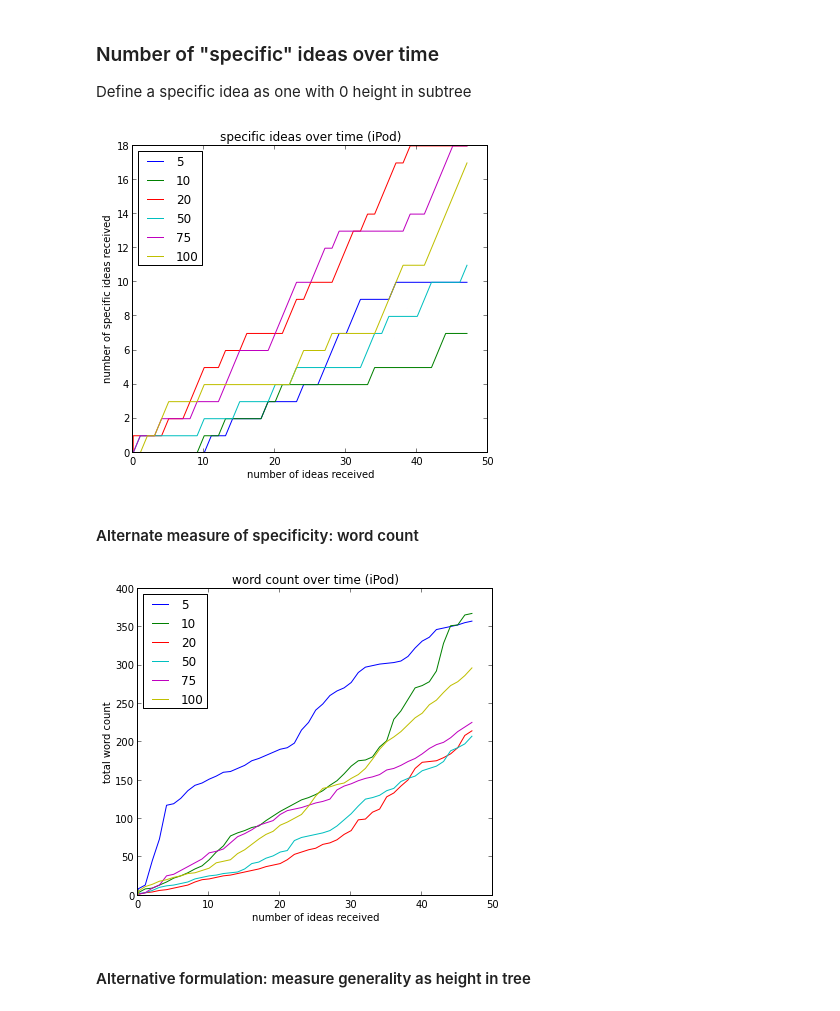
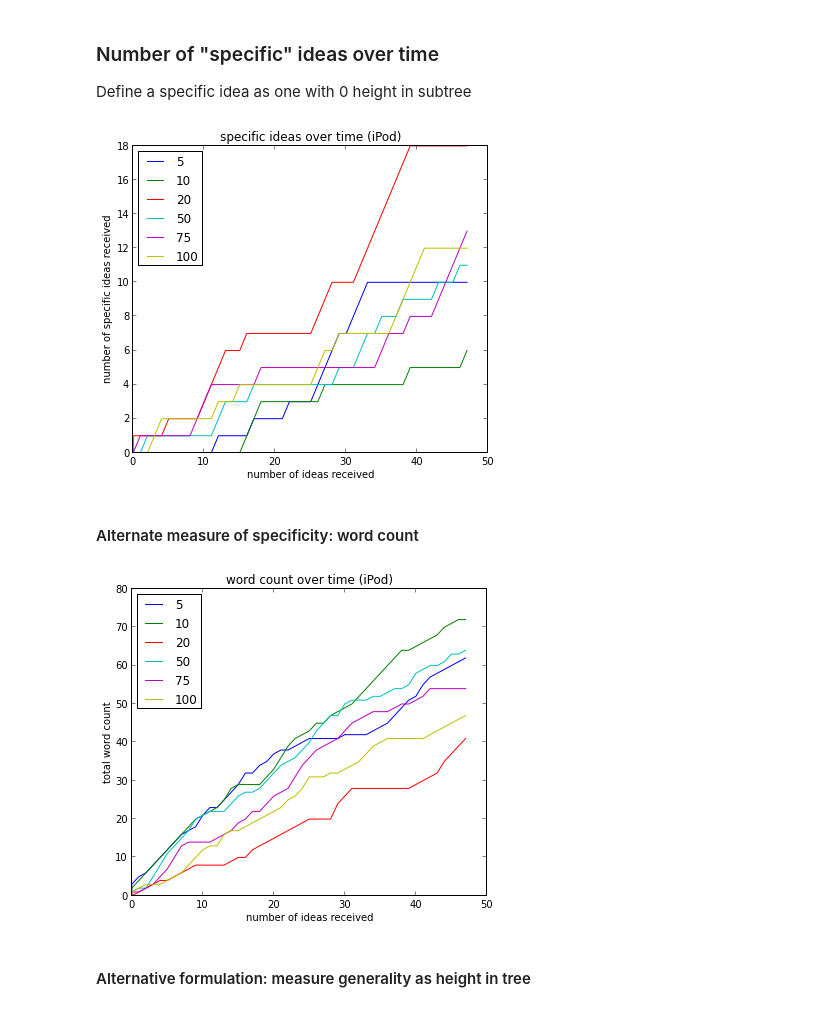
Before and after one commit to filkry/crowbrain, a Jupyter notebook: exps/post_pilot16_stats.ipynb, the cells around one changed output. Drawn from its saved outputs; the diff is of its cells as text; code cells hidden in the pictures.

```diff
--- a/exps/post_pilot16_stats.ipynb
+++ b/exps/post_pilot16_stats.ipynb
@@ -1207,7 +1165,7 @@ for i, nr in enumerate(sorted(number_conditions)):
         num_clusters = [0,]
 
         for name, run in runs:
-            for c in run['h_cluster_high']:
+            for c in run['subtree_root']:
                 clusters.add(c)
             num_clusters.append(len(clusters))
 
@@ -1229,7 +1187,6 @@ for i, nr in enumerate(sorted(number_conditions)):
     title('high-level ideas over time (%i)' % nr)
 
     for qc in question_codes:
-        hcm = h_cluster_map[qc]
         ssub_df = sub_df[(sub_df['question_code'] == qc)]
         ssub_df = ssub_df.sort('submit_datetime')
         runs = ssub_df.groupby('hashed_worker_id')
@@ -1240,7 +1197,7 @@ for i, nr in enumerate(sorted(number_conditions)):
         for name, run in runs:
             for i in run.index:
                 c = run['h_cluster'][i]
-                if run['num_ideas_below'][i] > 1 and len(hcm.predecessors(c)) == 0:
+                if run['num_ideas_under'][i] > 1 and run['is_root'][i] == 1:
                     clusters.add(c)
             num_clusters.append(len(clusters))
 
@@ -1290,7 +1247,7 @@ def count_func(df):
     clusters = set()
     num_clusters = [(0,0)]
 
-    for i, c in enumerate(df['h_cluster_high']):
+    for i, c in enumerate(df['subtree_root']):
         clusters.add(c)
         num_clusters.append((i, len(clusters)))
 
@@ -1329,7 +1286,7 @@ Define a specific idea as one with 0 height in subtree
 def count_func(df):
     num_specific = [(0,0)]
 
-    for i, c in enumerate(df['cluster_height']):
+    for i, c in enumerate(df['height_in_subtree']):
         prev = num_specific[-1][1]
         num_specific.append((i, prev + 1 if c == 0 else prev))
 
@@ -1340,25 +1297,25 @@ count_over_responses_cross_qc(h_cluster_valid_df, count_func,
                               'number of specific ideas received',
                               'specific ideas over time')
 # %% [output]
-[figure, old version]
+[figure, new version]
 # %% [markdown]
 #### Alternate measure of specificity: word count
 # %%
 def count_func(df):
     total_wc = [(0,0)]
 
-    for i, c in enumerate(df['answer_word_count']):
+    for i, c in enumerate(df['height_in_subtree']):
         prev = total_wc[-1][1]
         total_wc.append((i, prev + c))
 
     return total_wc
 
 count_over_responses_cross_qc(h_cluster_valid_df, count_func,
                               'number of ideas received',
                               'total word count',
                               'word count over time')
 # %% [output]
-[figure, old version]
+[figure, new version]
 # %% [markdown]
 #### Alternative formulation: measure generality as height in tree
 # %%
```
Also changed, not shown: parts of 43 cells of this notebook, 1 other file.
